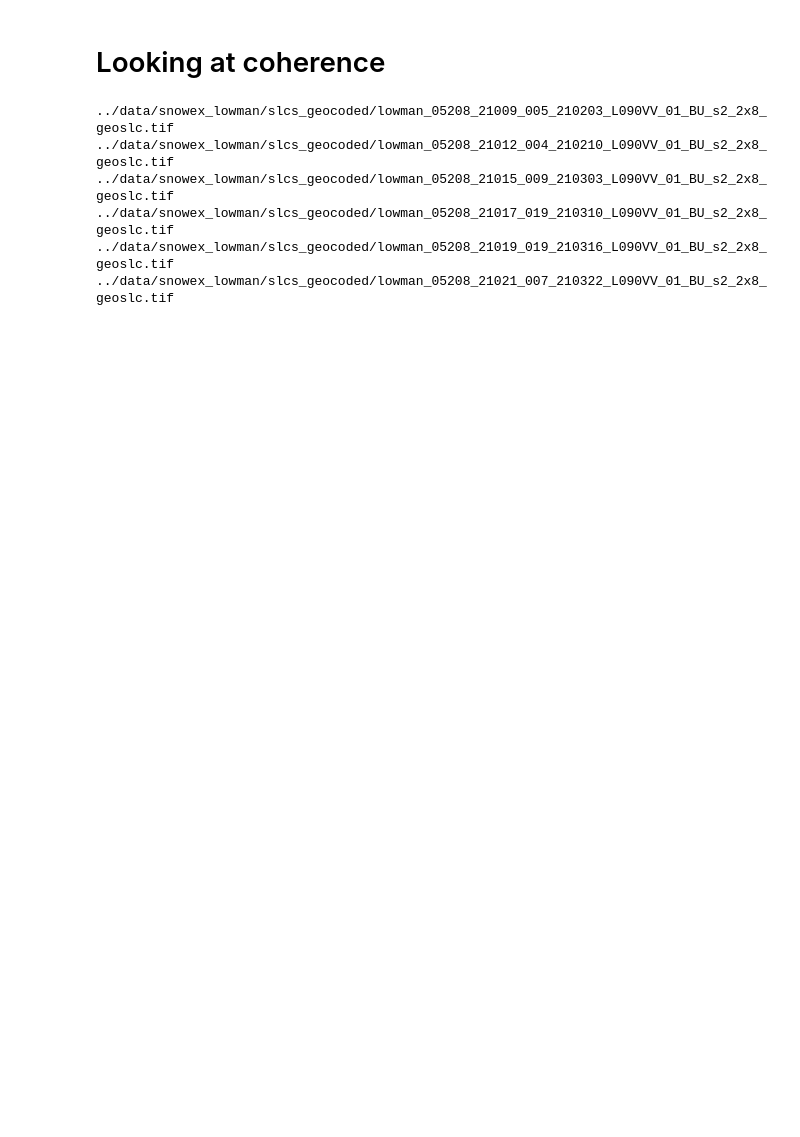
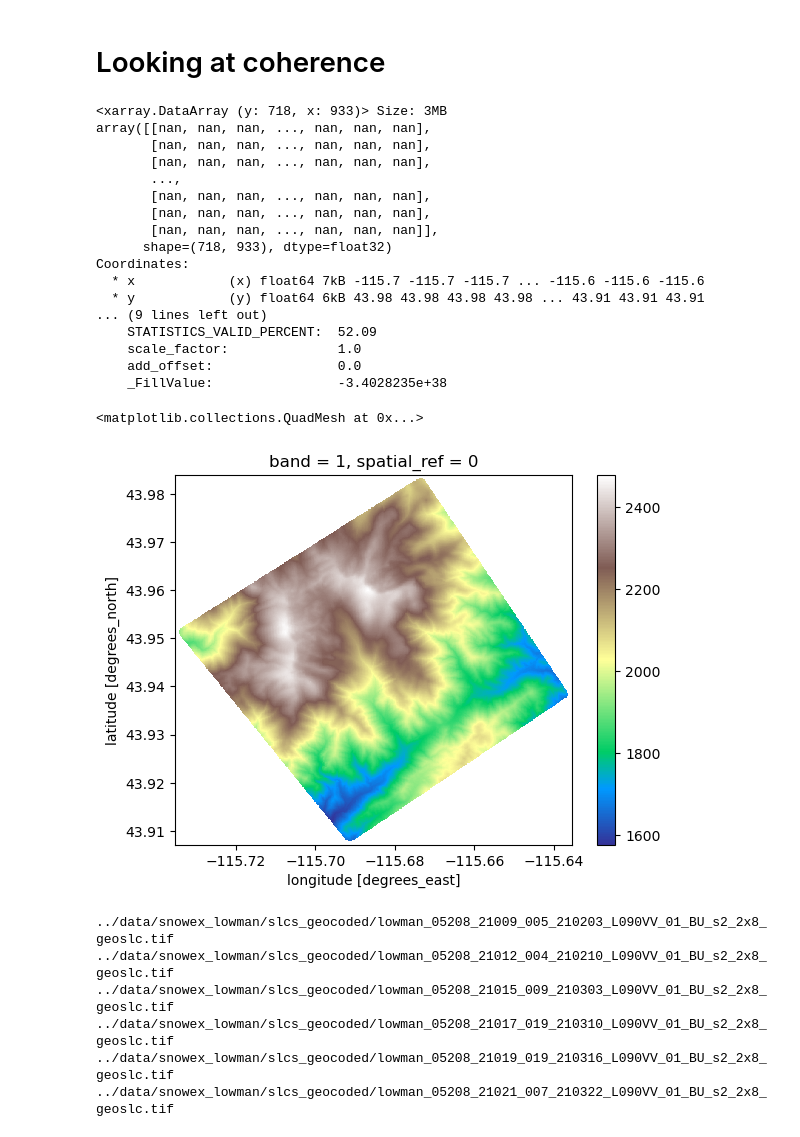
Before and after one commit to julober/snowex_uavsar_coherence, a Jupyter notebook: notebooks/geocoded_coherence.ipynb, the cells around one changed output. Drawn from its saved outputs; the diff is of its cells as text; code cells hidden in the pictures; blank space fills up the shorter version.

Commit message:
load dem and clip to dem

```diff
--- a/notebooks/geocoded_coherence.ipynb
+++ b/notebooks/geocoded_coherence.ipynb
@@ -25,6 +27,46 @@ sys.path.append(scripts_dir)
 
 from plotting import plot_tifs_grid, plot_coherence_matrix
 from coherence import calc_coherence_unweighted, calc_coherence_matrix
+# %%
+# load dem
+res = 10  # desired resolution in meters
+dem_dir = '../data/snowex_lowman/snex_qsi_lidar/'
+dem = rxa.open_rasterio(dem_dir + 'SNEX20_QSI_DEM_0.5M_USIDMC_20210917_20210917.tif')
+resampled_dem = dem.rio.reproject(
+        dem.rio.crs, # Reproject to the same CRS
+        resampling=rasterio.enums.Resampling.average, # Use average for DEM aggregation
+        resolution=(res, res)
+    )
+resampled_dem = resampled_dem.squeeze()  # remove band dimension
+resampled_dem = resampled_dem.where(resampled_dem != dem.rio.nodata)  # set nodata values to NaN
+reprojected_dem = resampled_dem.rio.reproject(
+        stack[0].rio.crs, # Reproject to the CRS of the radar data
+    )
+reprojected_dem = reprojected_dem.squeeze()  # remove band dimension
+reprojected_dem = reprojected_dem.where(reprojected_dem != dem.rio.nodata)  # set nodata values to NaN
+
+print(reprojected_dem)
+reprojected_dem.plot(cmap = 'terrain')
+# %% [output]
+<xarray.DataArray (y: 718, x: 933)> Size: 3MB
+array([[nan, nan, nan, ..., nan, nan, nan],
+       [nan, nan, nan, ..., nan, nan, nan],
+       [nan, nan, nan, ..., nan, nan, nan],
+       ...,
+       [nan, nan, nan, ..., nan, nan, nan],
+       [nan, nan, nan, ..., nan, nan, nan],
+       [nan, nan, nan, ..., nan, nan, nan]],
+      shape=(718, 933), dtype=float32)
+Coordinates:
+  * x            (x) float64 7kB -115.7 -115.7 -115.7 ... -115.6 -115.6 -115.6
+  * y            (y) float64 6kB 43.98 43.98 43.98 43.98 ... 43.91 43.91 43.91
+... (9 lines left out)
+    STATISTICS_VALID_PERCENT:  52.09
+    scale_factor:              1.0
+    add_offset:                0.0
+    _FillValue:                -3.4028235e+38
+<matplotlib.collections.QuadMesh at 0x...>
+[figure, added]
 # %%
 # load geocoded SLC data
 data_dir = '../data/snowex_lowman/slcs_geocoded/'
```
Also changed, not shown: parts of 9 cells of this notebook, 1 other file.
